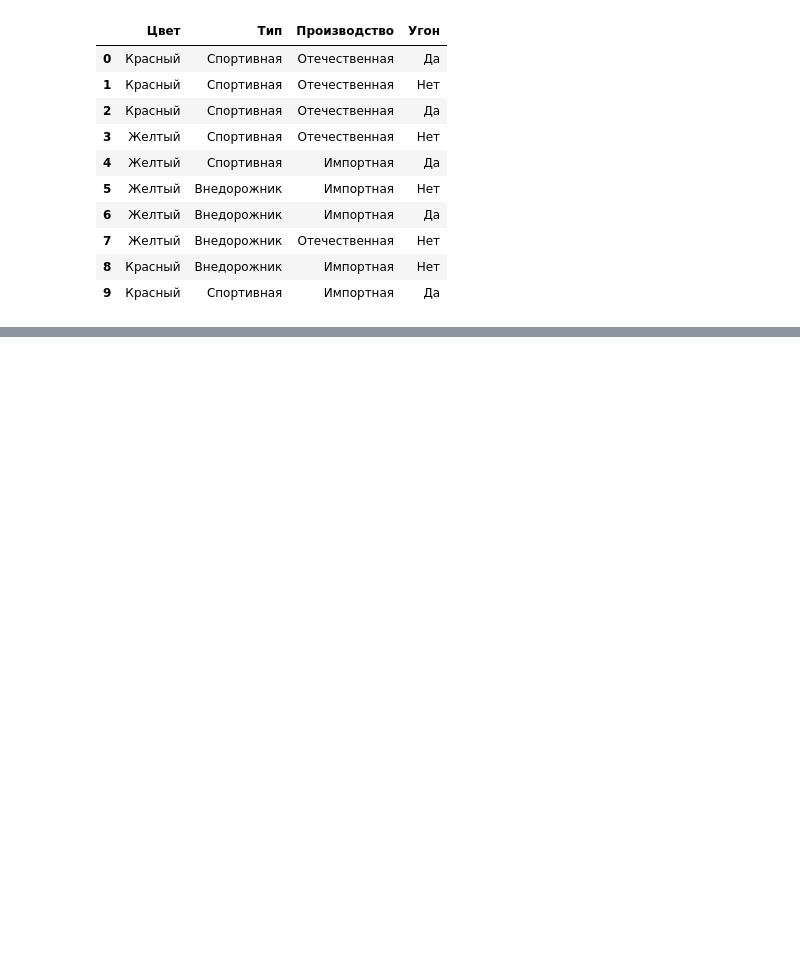
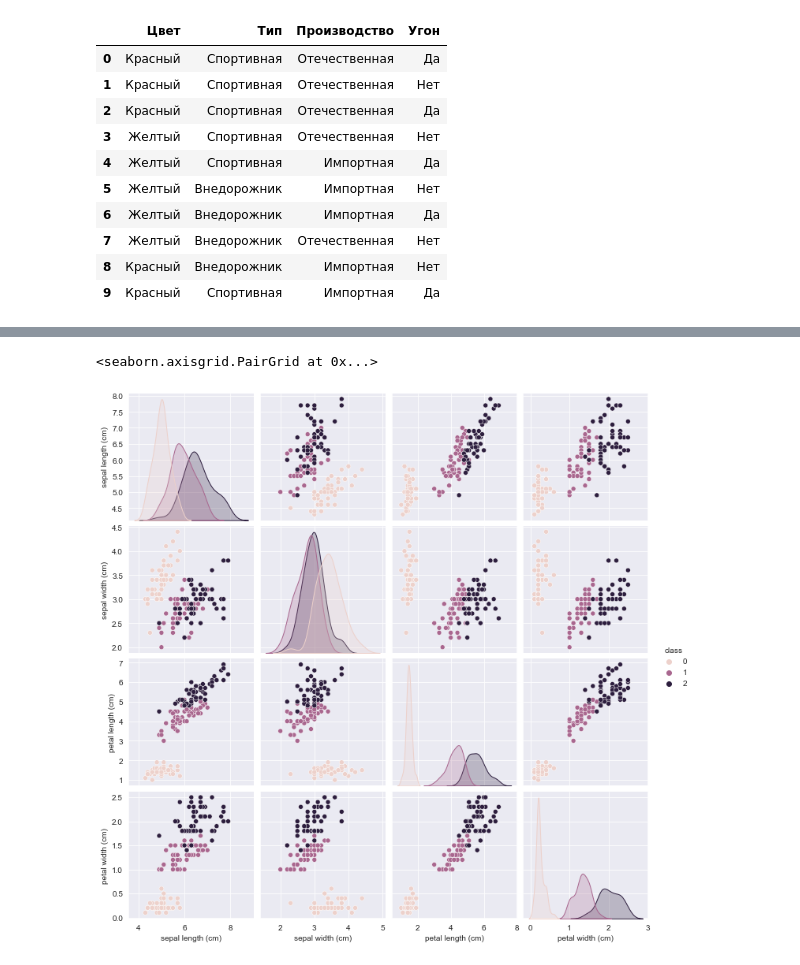
Before and after one commit to Genia163/AI-system, a Jupyter notebook: Naive Bayes.ipynb, the cells around one changed output, grey strips where cells are left out. Saved outputs shown, nothing was run; the diff lists cells and outputs as text; code cells hidden in the pictures; blank space fills up the shorter version.

```diff
--- a/Naive Bayes.ipynb
+++ b/Naive Bayes.ipynb
@@ -56,0 +186,11 @@ FileNotFoundError: [Errno 2] No such file or directory: 'trainset1.xls'
+# %%
+import seaborn as sns
+from sklearn.discriminant_analysis import LinearDiscriminantAnalysis
+from sklearn.datasets import load_iris
+from sklearn.model_selection import train_test_split
+from sklearn.metrics import accuracy_score, confusion_matrix
+iris= load_iris() # загрузка датасета ирисов
+X = pd.DataFrame(iris.data,columns=iris.feature_names) # Х параметры с названиями столбцов
+y = pd.DataFrame(iris.target).to_numpy() # у это датафрейм классов ирисов
+X['class'] = y # приссоединение столбца у к Х с названием столбца 'class', чисто для того что бы построить график в след блоке
+X.head() # первые 5 строк датафрема
@@ -56,0 +204,5 @@ FileNotFoundError: [Errno 2] No such file or directory: 'trainset1.xls'
+# %%
+sns.pairplot(X, hue='class') # отрисовка гистограм распределения классов по разным параметрам
+# %% [output]
+<seaborn.axisgrid.PairGrid at 0x...>
+[figure, added]
```
Also changed, not shown: parts of 16 cells of this notebook, 1 other file.
